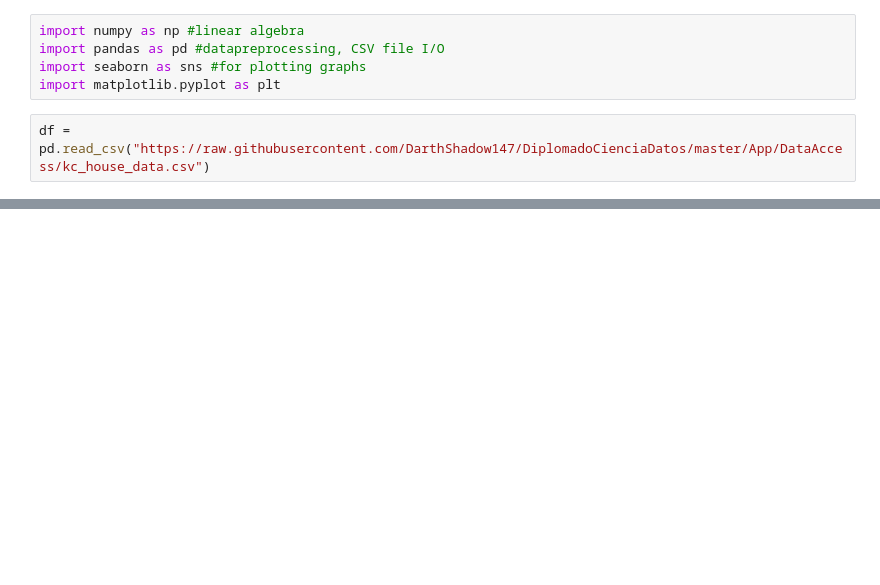
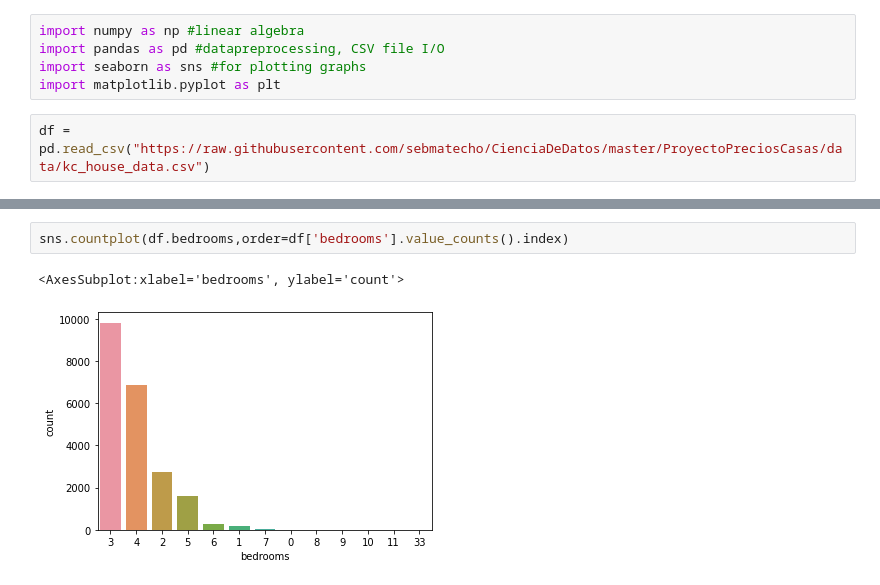
Before and after one commit to DarthShadow147/DiplomadoCienciaDatos, a Jupyter notebook: App/ModeladoRegresionLineal.ipynb, the cells around one changed output, grey strips where cells are left out. Saved outputs shown, nothing was run; the diff lists cells and outputs as text; blank space fills up the shorter version.

```diff
--- a/App/ModeladoRegresionLineal.ipynb
+++ b/App/ModeladoRegresionLineal.ipynb
@@ -24,4 +24,4 @@ import pandas as pd #datapreprocessing, CSV file I/O
 import seaborn as sns #for plotting graphs
 import matplotlib.pyplot as plt
 # %%
-df = pd.read_csv("https://raw.githubusercontent.com/DarthShadow147/DiplomadoCienciaDatos/master/App/DataAccess/kc_house_data.csv")
+df = pd.read_csv("https://raw.githubusercontent.com/sebmatecho/CienciaDeDatos/master/ProyectoPreciosCasas/data/kc_house_data.csv")
@@ -33,0 +131,5 @@ NameError: name 'df' is not defined
+# %%
+sns.countplot(df.bedrooms,order=df['bedrooms'].value_counts().index)
+# %% [output]
+<AxesSubplot:xlabel='bedrooms', ylabel='count'>
+[figure, added]
```
Also changed, not shown: parts of 33 cells of this notebook.
